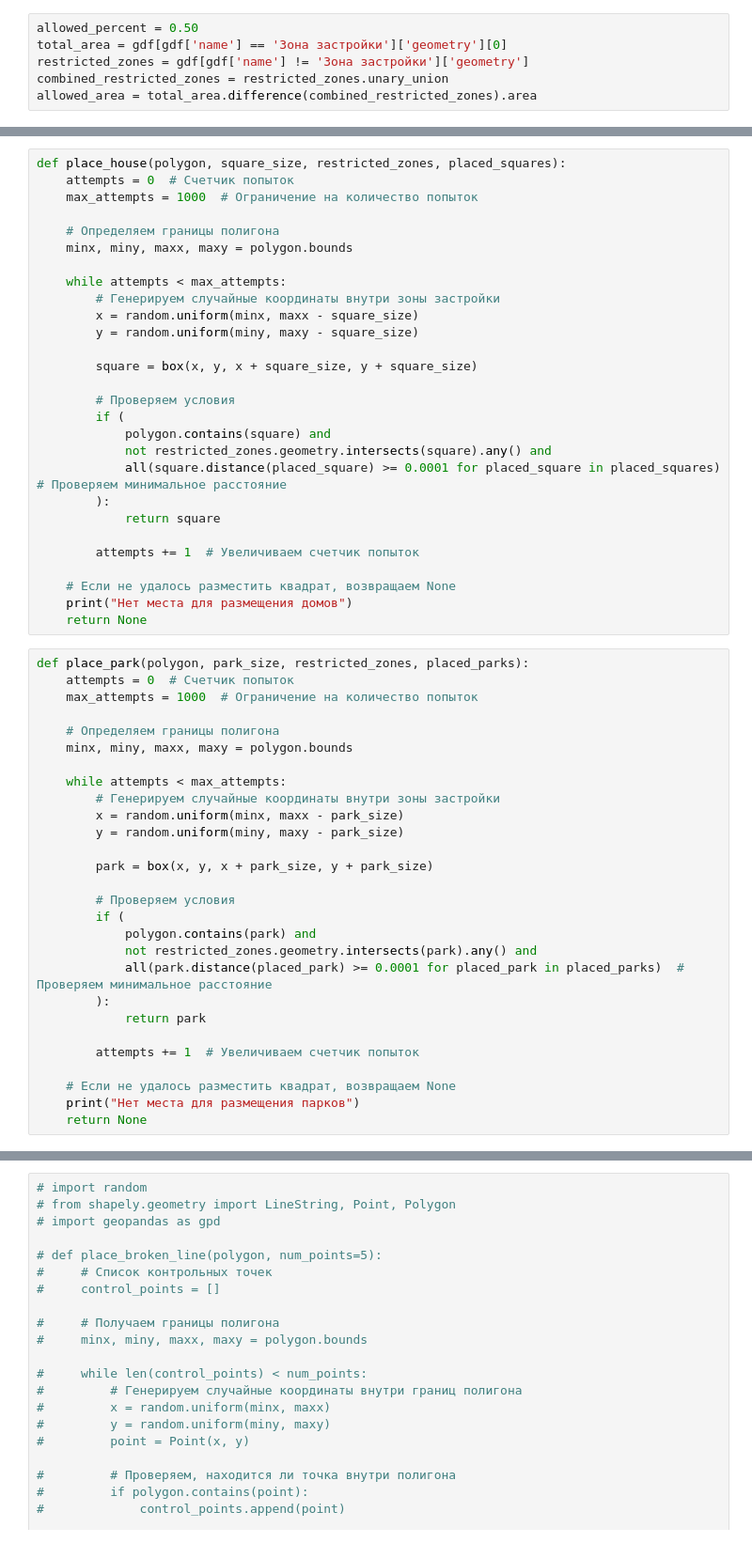
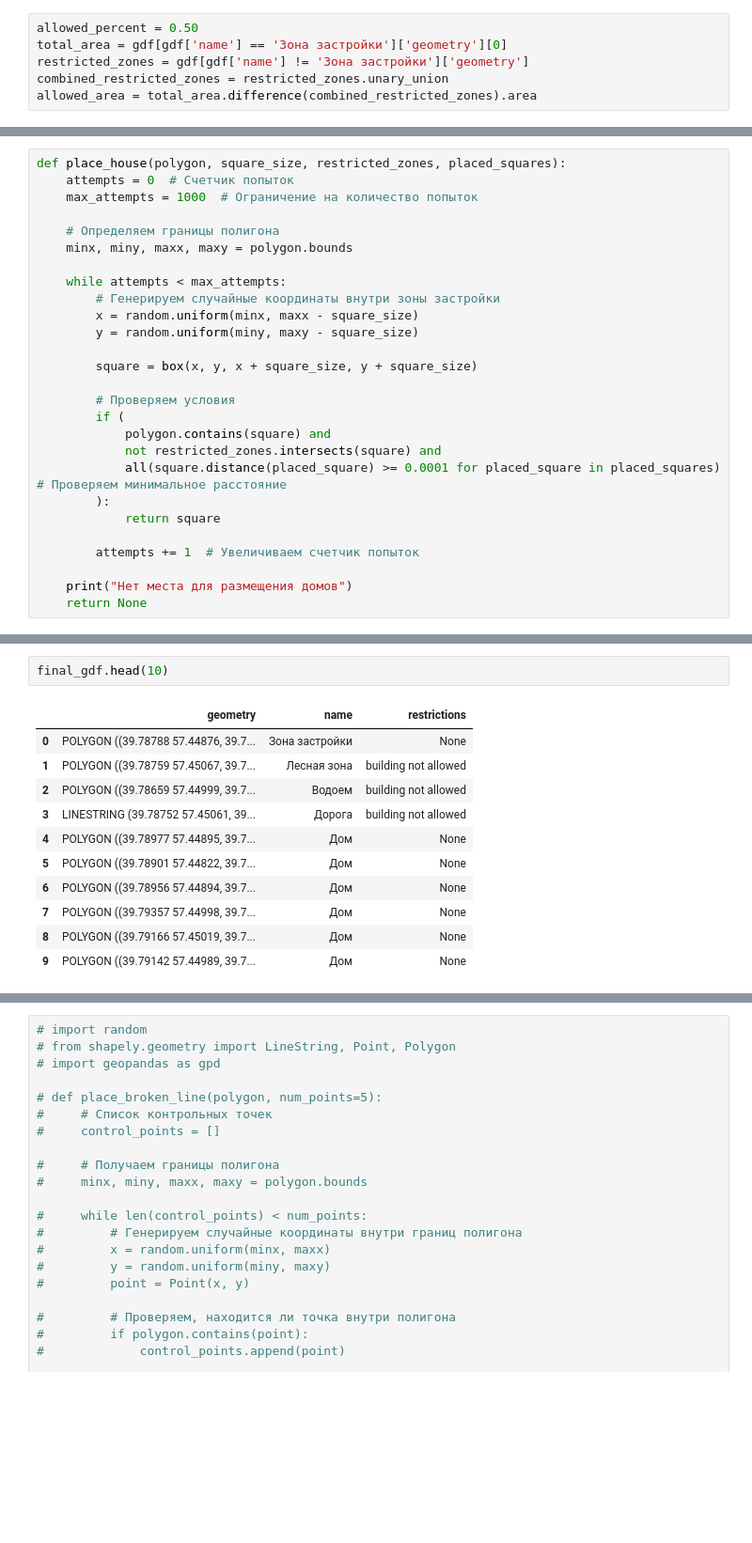
Before and after one commit to Nedcel/geoplanning_test, a Jupyter notebook: gis_test_v3.ipynb, the cells around one changed output, grey strips where cells are left out. Shown: that part at 94% size. Cells and saved outputs as stored; diff of their text form; blank space fills up the shorter version.

```diff
--- a/gis_test_v3.ipynb
+++ b/gis_test_v3.ipynb
@@ -132,41 +196,12 @@ def place_house(polygon, square_size, restricted_zones, placed_squares):
         # Проверяем условия
         if (
             polygon.contains(square) and
-            not restricted_zones.geometry.intersects(square).any() and
+            not restricted_zones.intersects(square) and
             all(square.distance(placed_square) >= 0.0001 for placed_square in placed_squares)  # Проверяем минимальное расстояние
         ):
             return square
 
         attempts += 1  # Увеличиваем счетчик попыток
 
-    # Если не удалось разместить квадрат, возвращаем None
     print("Нет места для размещения домов")
     return None
-# %%
-def place_park(polygon, park_size, restricted_zones, placed_parks):
-    attempts = 0  # Счетчик попыток
-    max_attempts = 1000  # Ограничение на количество попыток
-
-    # Определяем границы полигона
-    minx, miny, maxx, maxy = polygon.bounds
-
-    while attempts < max_attempts:
-        # Генерируем случайные координаты внутри зоны застройки
-        x = random.uniform(minx, maxx - park_size)
-        y = random.uniform(miny, maxy - park_size)
-
-        park = box(x, y, x + park_size, y + park_size)
-
-        # Проверяем условия
-        if (
-            polygon.contains(park) and
-            not restricted_zones.geometry.intersects(park).any() and
-            all(park.distance(placed_park) >= 0.0001 for placed_park in placed_parks)  # Проверяем минимальное расстояние
-        ):
-            return park
-
-        attempts += 1  # Увеличиваем счетчик попыток
-
-    # Если не удалось разместить квадрат, возвращаем None
-    print("Нет места для размещения парков")
-    return None
@@ -330 +304,15 @@ print(f"Застроено домов: {percentage_used:.2f}% от доступ
+# %%
+final_gdf.head(10)
+# %% [output]
+|  | geometry | name | restrictions |
+| 0 | POLYGON ((39.78788 57.44876, 39.7... | Зона застройки | None |
+| 1 | POLYGON ((39.78759 57.45067, 39.7... | Лесная зона | building not allowed |
+| 2 | POLYGON ((39.78659 57.44999, 39.7... | Водоем | building not allowed |
+| 3 | LINESTRING (39.78752 57.45061, 39... | Дорога | building not allowed |
+| 4 | POLYGON ((39.78977 57.44895, 39.7... | Дом | None |
+| 5 | POLYGON ((39.78901 57.44822, 39.7... | Дом | None |
+| 6 | POLYGON ((39.78956 57.44894, 39.7... | Дом | None |
+| 7 | POLYGON ((39.79357 57.44998, 39.7... | Дом | None |
+| 8 | POLYGON ((39.79166 57.45019, 39.7... | Дом | None |
+| 9 | POLYGON ((39.79142 57.44989, 39.7... | Дом | None |
 # %%
```
Also changed, not shown: parts of 7 cells of this notebook.
